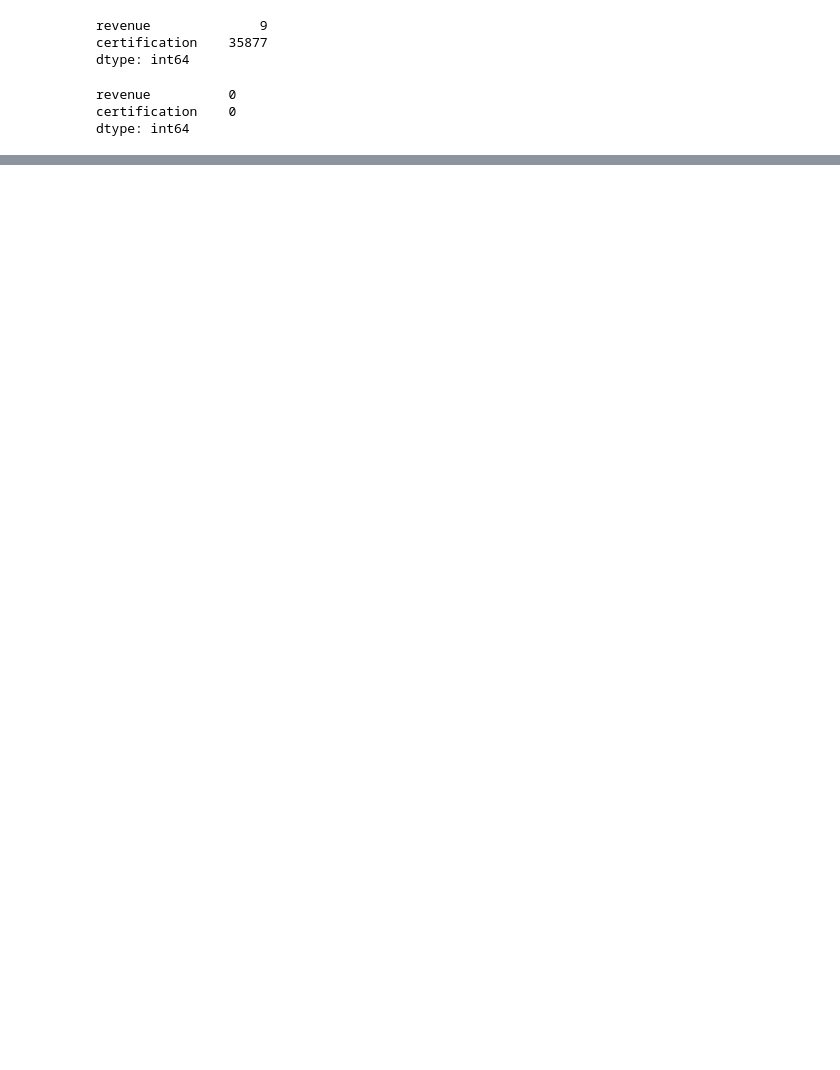
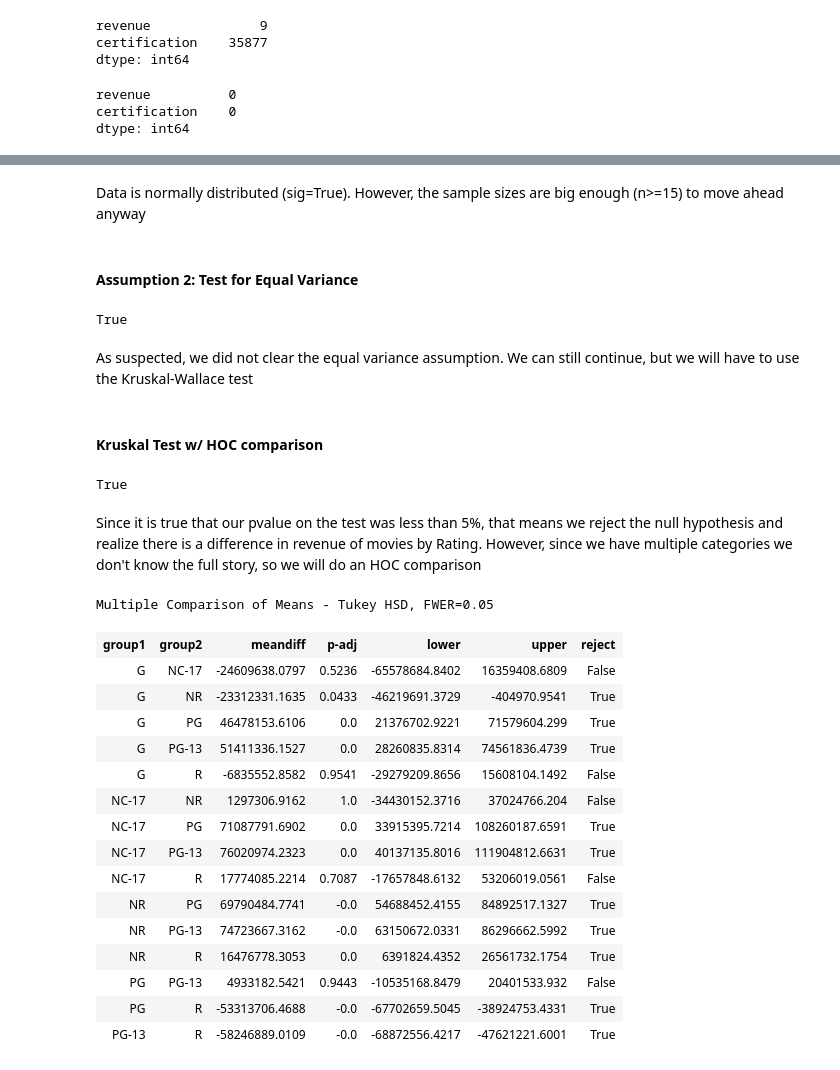
Before and after one commit to CameronBannick/IMDB-Movie-Report, a Jupyter notebook: Phase 6 - Hypothesis Testing.ipynb, the cells around one changed output, grey strips where cells are left out. Saved outputs shown, nothing was run; the diff lists cells and outputs as text; code cells hidden in the pictures; blank space fills up the shorter version.

```diff
--- a/Phase 6 - Hypothesis Testing.ipynb
+++ b/Phase 6 - Hypothesis Testing.ipynb
@@ -147,0 +186,47 @@ nr = df.loc[df['certification']=='NR']
+# %% [markdown]
+Data is normally distributed (sig=True). However, the sample sizes are big enough (n>=15) to move ahead anyway
+# %% [markdown]
+#### Assumption 2: Test for Equal Variance
+# %%
+#testing for equal variance with levene
+results = stats.levene(*groups.values())
+#calling for boolean respone
+results.pvalue < .05
+# %% [output]
+True
+# %% [markdown]
+As suspected, we did not clear the equal variance assumption. We can still continue, but we will have to use the Kruskal-Wallace test
+# %% [markdown]
+#### Kruskal Test w/ HOC comparison
+# %%
+# perform the correct hypothesis test
+result = stats.kruskal( *groups.values())
+#calling results as boolean
+result.pvalue < .05
+# %% [output]
+True
+# %% [markdown]
+Since it is true that our pvalue on the test was less than 5%, that means we reject the null hypothesis and realize there is a difference in revenue of movies by Rating. However, since we have multiple categories we don't know the full story, so we will do an HOC comparison
+# %%
+values = df['revenue']
+labels = df['certification']
+tukey_results = pairwise_tukeyhsd(values, labels, 0.05)
+tukey_results.summary()
+# %% [output]
+Multiple Comparison of Means - Tukey HSD, FWER=0.05
+| group1 | group2 | meandiff | p-adj | lower | upper | reject |
+| G | NC-17 | -24609638.0797 | 0.5236 | -65578684.8402 | 16359408.6809 | False |
+| G | NR | -23312331.1635 | 0.0433 | -46219691.3729 | -404970.9541 | True |
+| G | PG | 46478153.6106 | 0.0 | 21376702.9221 | 71579604.299 | True |
+| G | PG-13 | 51411336.1527 | 0.0 | 28260835.8314 | 74561836.4739 | True |
+| G | R | -6835552.8582 | 0.9541 | -29279209.8656 | 15608104.1492 | False |
+| NC-17 | NR | 1297306.9162 | 1.0 | -34430152.3716 | 37024766.204 | False |
+| NC-17 | PG | 71087791.6902 | 0.0 | 33915395.7214 | 108260187.6591 | True |
+| NC-17 | PG-13 | 76020974.2323 | 0.0 | 40137135.8016 | 111904812.6631 | True |
+| NC-17 | R | 17774085.2214 | 0.7087 | -17657848.6132 | 53206019.0561 | False |
+| NR | PG | 69790484.7741 | -0.0 | 54688452.4155 | 84892517.1327 | True |
+| NR | PG-13 | 74723667.3162 | -0.0 | 63150672.0331 | 86296662.5992 | True |
+| NR | R | 16476778.3053 | 0.0 | 6391824.4352 | 26561732.1754 | True |
+| PG | PG-13 | 4933182.5421 | 0.9443 | -10535168.8479 | 20401533.932 | False |
+| PG | R | -53313706.4688 | -0.0 | -67702659.5045 | -38924753.4331 | True |
+| PG-13 | R | -58246889.0109 | -0.0 | -68872556.4217 | -47621221.6001 | True |
```
Also changed, not shown: parts of 11 cells of this notebook.
